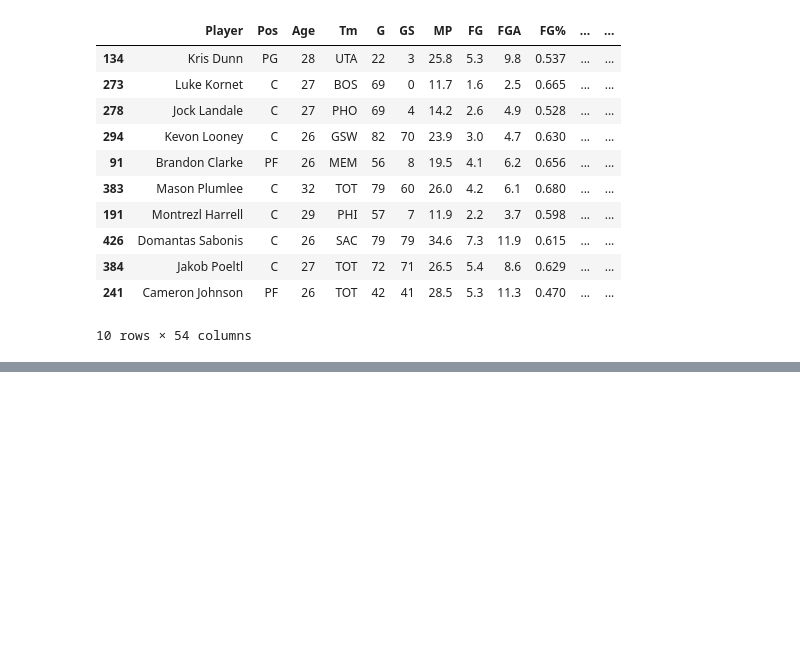
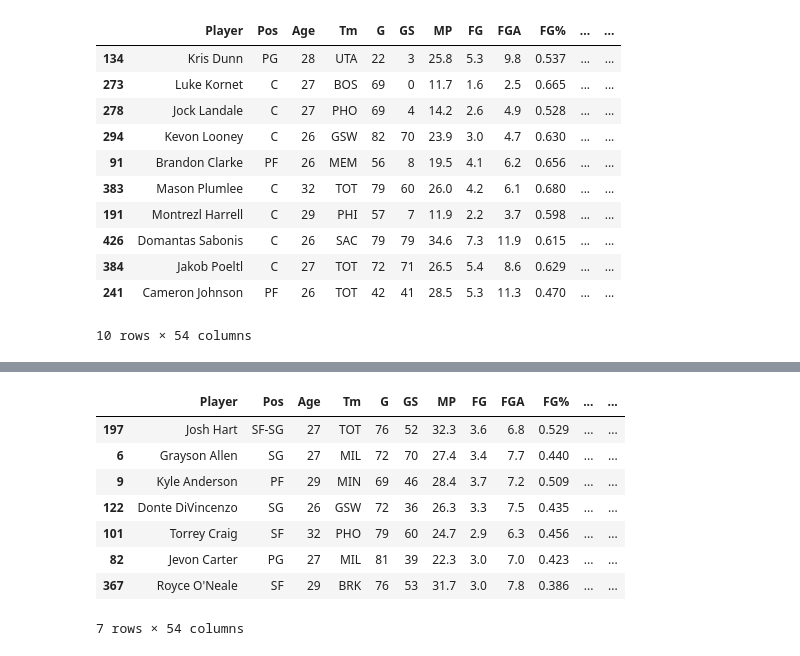
Before and after one commit to mnocerino23/NBA-Player-Classifier, a Jupyter notebook: budgetPlayers.ipynb, the cells around one changed output, grey strips where cells are left out. Saved outputs shown, nothing was run; the diff lists cells and outputs as text; code cells hidden in the pictures; blank space fills up the shorter version.

```diff
--- a/budgetPlayers.ipynb
+++ b/budgetPlayers.ipynb
@@ -85 +108,14 @@ nonnegative_ws.nsmallest(10, ['S_WS'])
+# %%
+three_and_d = complete.loc[(complete['3P%'] > 0.37) & (complete['Age'] >25) & (complete['DWS'] >2) & (complete['Salary'] < 13)]
+three_and_d.nlargest(10, ['WS'])
+# %% [output]
+|  | Player | Pos | Age | Tm | G | GS | MP | FG | FGA | FG% | ... | ... |
+| 197 | Josh Hart | SF-SG | 27 | TOT | 76 | 52 | 32.3 | 3.6 | 6.8 | 0.529 | ... | ... |
+| 6 | Grayson Allen | SG | 27 | MIL | 72 | 70 | 27.4 | 3.4 | 7.7 | 0.440 | ... | ... |
+| 9 | Kyle Anderson | PF | 29 | MIN | 69 | 46 | 28.4 | 3.7 | 7.2 | 0.509 | ... | ... |
+| 122 | Donte DiVincenzo | SG | 26 | GSW | 72 | 36 | 26.3 | 3.3 | 7.5 | 0.435 | ... | ... |
+| 101 | Torrey Craig | SF | 32 | PHO | 79 | 60 | 24.7 | 2.9 | 6.3 | 0.456 | ... | ... |
+| 82 | Jevon Carter | PG | 27 | MIL | 81 | 39 | 22.3 | 3.0 | 7.0 | 0.423 | ... | ... |
+| 367 | Royce O'Neale | SF | 29 | BRK | 76 | 53 | 31.7 | 3.0 | 7.8 | 0.386 | ... | ... |
+7 rows × 54 columns
 # %%
```
Also changed, not shown: parts of 8 cells of this notebook.
